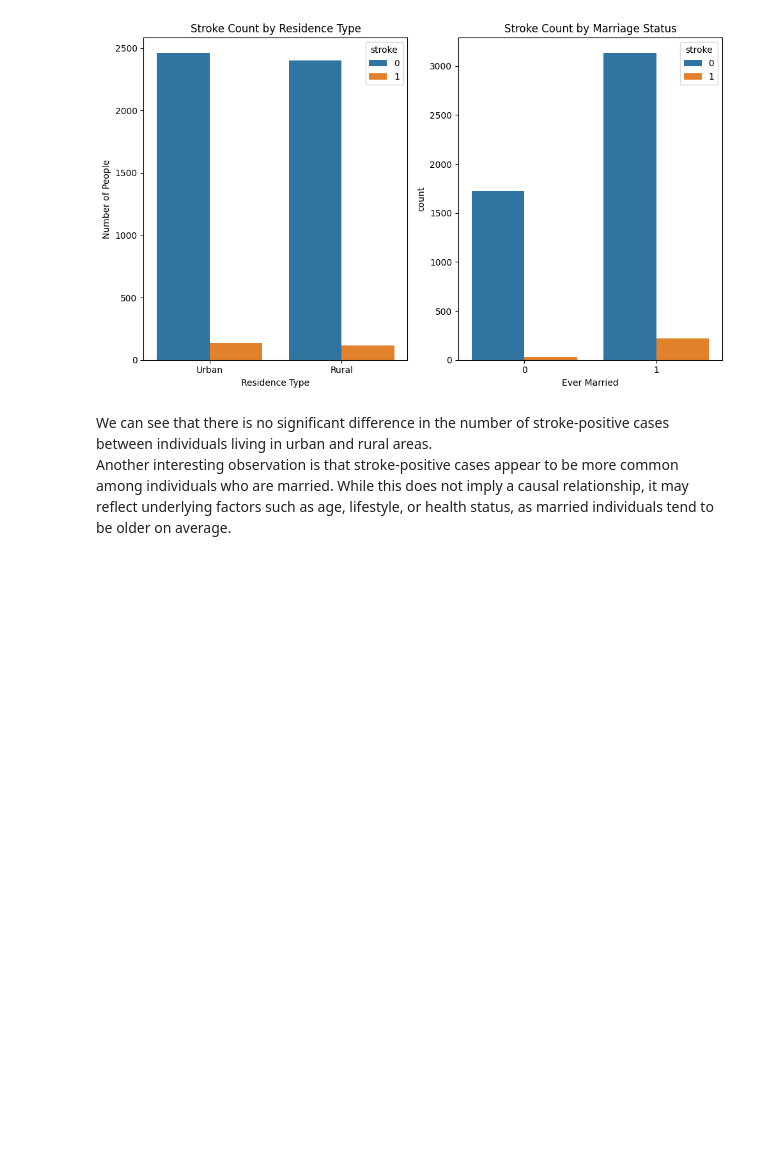
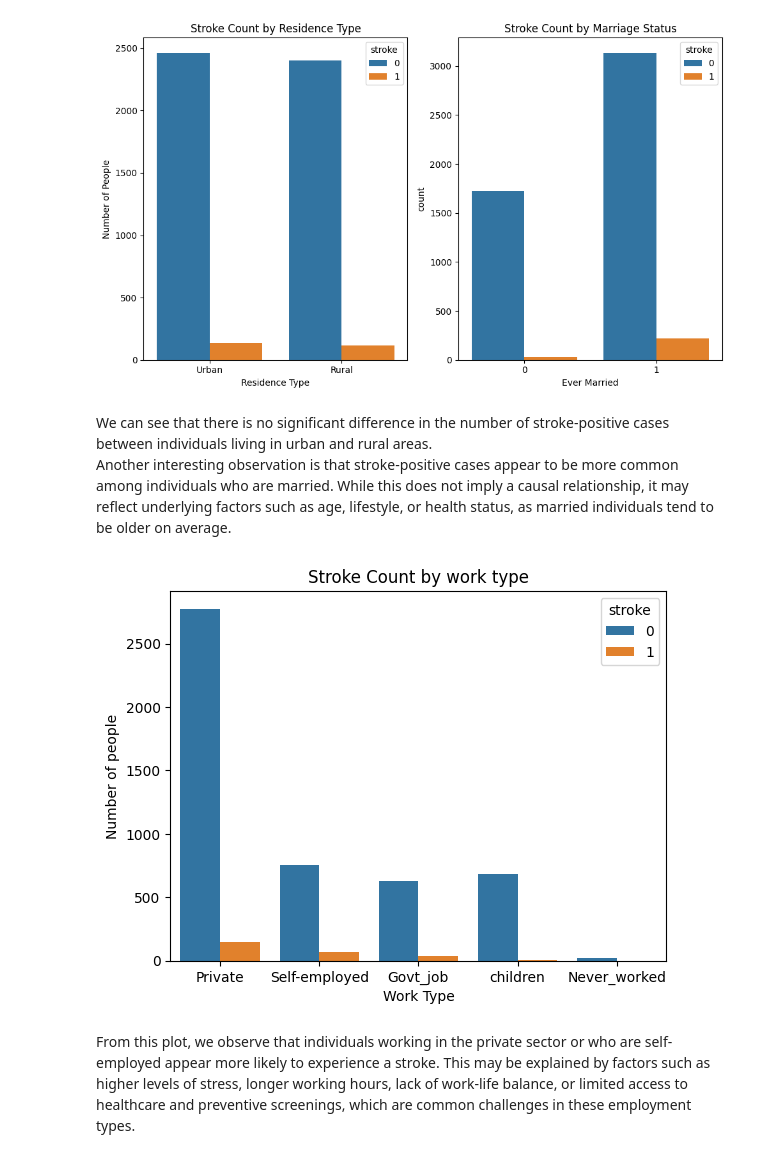
Before and after one commit to alexakh95/Data_mining, a Jupyter notebook: Project/data_visualization.ipynb, the cells around one changed output. Drawn from its saved outputs; the diff is of its cells as text; code cells hidden in the pictures; blank space fills up the shorter version.

Commit message:
[Stroke][Visualization] analyse by work type

```diff
--- a/Project/data_visualization.ipynb
+++ b/Project/data_visualization.ipynb
@@ -286,3 +286,14 @@ plt.show()
 # %% [markdown]
 We can see that there is no significant difference in the number of stroke-positive cases between individuals living in urban and rural areas.
 Another interesting observation is that stroke-positive cases appear to be more common among individuals who are married. While this does not imply a causal relationship, it may reflect underlying factors such as age, lifestyle, or health status, as married individuals tend to be older on average.
+# %%
+sns.countplot(data=dataframe, x='work_type', hue='stroke')
+plt.title("Stroke Count by work type")
+plt.xlabel('Work Type')
+plt.ylabel('Number of people')
+
+plt.show()
+# %% [output]
+[figure, added]
+# %% [markdown]
+From this plot, we observe that individuals working in the private sector or who are self-employed appear more likely to experience a stroke. This may be explained by factors such as higher levels of stress, longer working hours, lack of work-life balance, or limited access to healthcare and preventive screenings, which are common challenges in these employment types.
```
Also changed, not shown: parts of 3 cells of this notebook.
